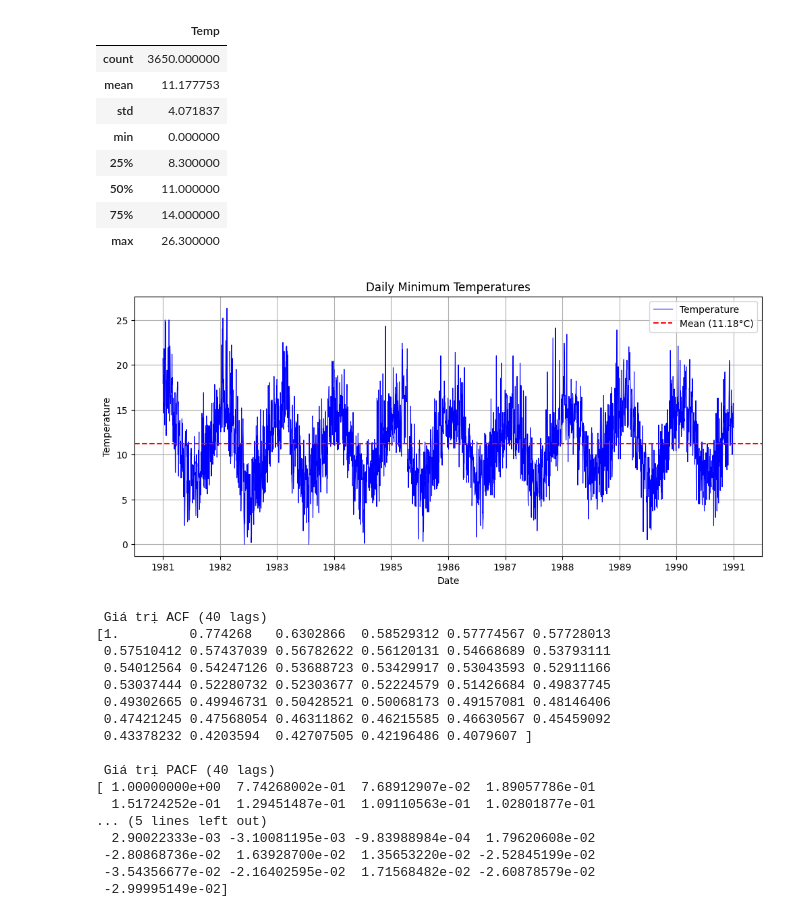
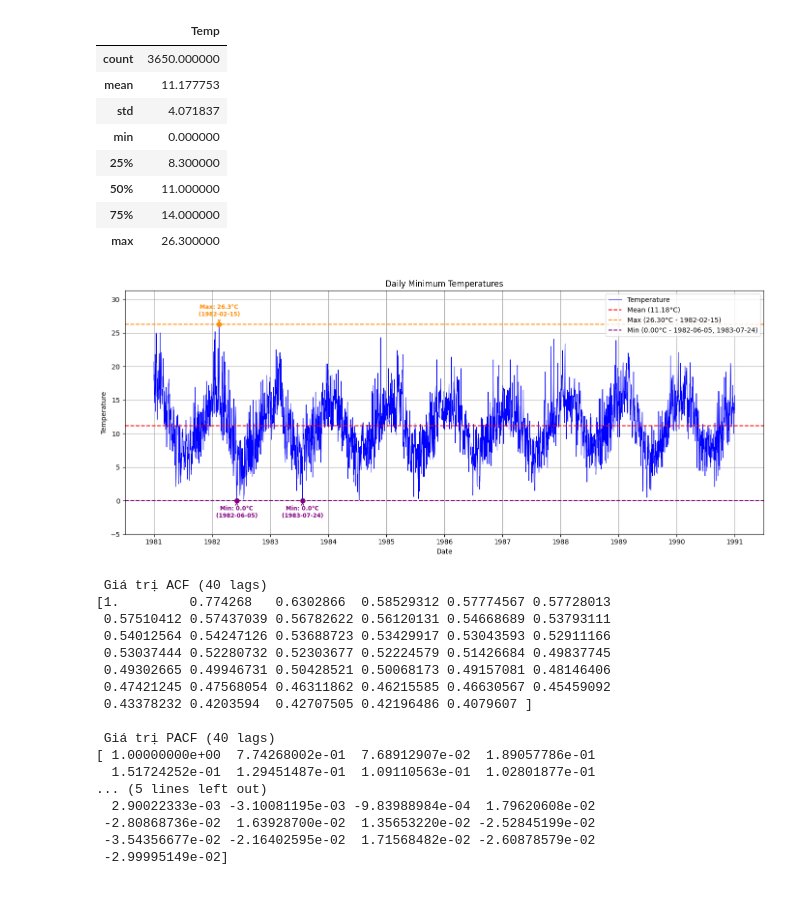
Before and after one commit to luuminhhoa/Lab1_Timeseries, a Jupyter notebook: scripts/main.ipynb, the cells around one changed output. Cells and saved outputs as stored; diff of their text form; code cells hidden in the pictures.

```diff
--- a/scripts/main.ipynb
+++ b/scripts/main.ipynb
@@ -40,21 +40,52 @@ None
 | 50% | 11.000000 |
 | 75% | 14.000000 |
 | max | 26.300000 |
-# %%
-# Vẽ plot tổng quan
-mean_temp = df['Temp'].mean()
-
-plt.figure(figsize=(12, 5))
-plt.plot(df.index, df['Temp'], color='blue', linewidth=0.8, label='Temperature')
-plt.axhline(mean_temp, color='red', linestyle='--', linewidth=1.5, label=f'Mean ({mean_temp:.2f}°C)')
-plt.title('Daily Minimum Temperatures')
-plt.xlabel('Date')
-plt.ylabel('Temperature')
-plt.grid(True)
-plt.legend()
-plt.show()
-# %% [output]
-[figure, removed]
+# %%
+# Vẽ plot tổng quan
+mean_temp = df['Temp'].mean()
+max_temp = df['Temp'].max()
+min_temp = df['Temp'].min()
+
+# Xác định các ngày có nhiệt độ lớn nhất và nhỏ nhất
+max_dates = df[df['Temp'] == max_temp].index
+min_dates = df[df['Temp'] == min_temp].index
+
+max_dates_str = ', '.join(max_dates.strftime('%Y-%m-%d'))
+min_dates_str = ', '.join(min_dates.strftime('%Y-%m-%d'))
+
+plt.figure(figsize=(14, 6))
+plt.plot(df.index, df['Temp'], color='blue', linewidth=0.8, label='Temperature')
+plt.axhline(mean_temp, color='red', linestyle='--', linewidth=1.5, label=f'Mean ({mean_temp:.2f}°C)')
+plt.axhline(max_temp, color='darkorange', linestyle='--', linewidth=1.5, label=f'Max ({max_temp:.2f}°C - {max_dates_str})')
+plt.axhline(min_temp, color='purple', linestyle='--', linewidth=1.5, label=f'Min ({min_temp:.2f}°C - {min_dates_str})')
+
+# Đánh dấu và chú thích ngày đạt Max
+for d in max_dates:
+    d_str = d.strftime('%Y-%m-%d')
+    plt.scatter(d, max_temp, color='darkorange', s=45, zorder=5)
+    plt.annotate(f'Max: {max_temp:.1f}°C\n({d_str})',
+                 xy=(d, max_temp), xytext=(0, 12), textcoords='offset points',
+                 ha='center', fontsize=8.5, fontweight='bold', color='darkorange',
+                 arrowprops=dict(arrowstyle='->', color='darkorange', lw=1.2))
+
+# Đánh dấu và chú thích ngày đạt Min
+for d in min_dates:
+    d_str = d.strftime('%Y-%m-%d')
+    plt.scatter(d, min_temp, color='purple', s=45, zorder=5)
+    plt.annotate(f'Min: {min_temp:.1f}°C\n({d_str})',
+                 xy=(d, min_temp), xytext=(0, -25), textcoords='offset points',
+                 ha='center', fontsize=8.5, fontweight='bold', color='purple',
+                 arrowprops=dict(arrowstyle='->', color='purple', lw=1.2))
+
+plt.title('Daily Minimum Temperatures')
+plt.xlabel('Date')
+plt.ylabel('Temperature')
+plt.ylim(min_temp - 5, max_temp + 5)
+plt.grid(True)
+plt.legend(loc='upper right')
+plt.show()
+# %% [output]
+[figure, added]
 # %%
 # 2. Tính ACF, PACF đến 40 lags.
 # Tính các giá trị ACF & PACF (40 lags)
```
